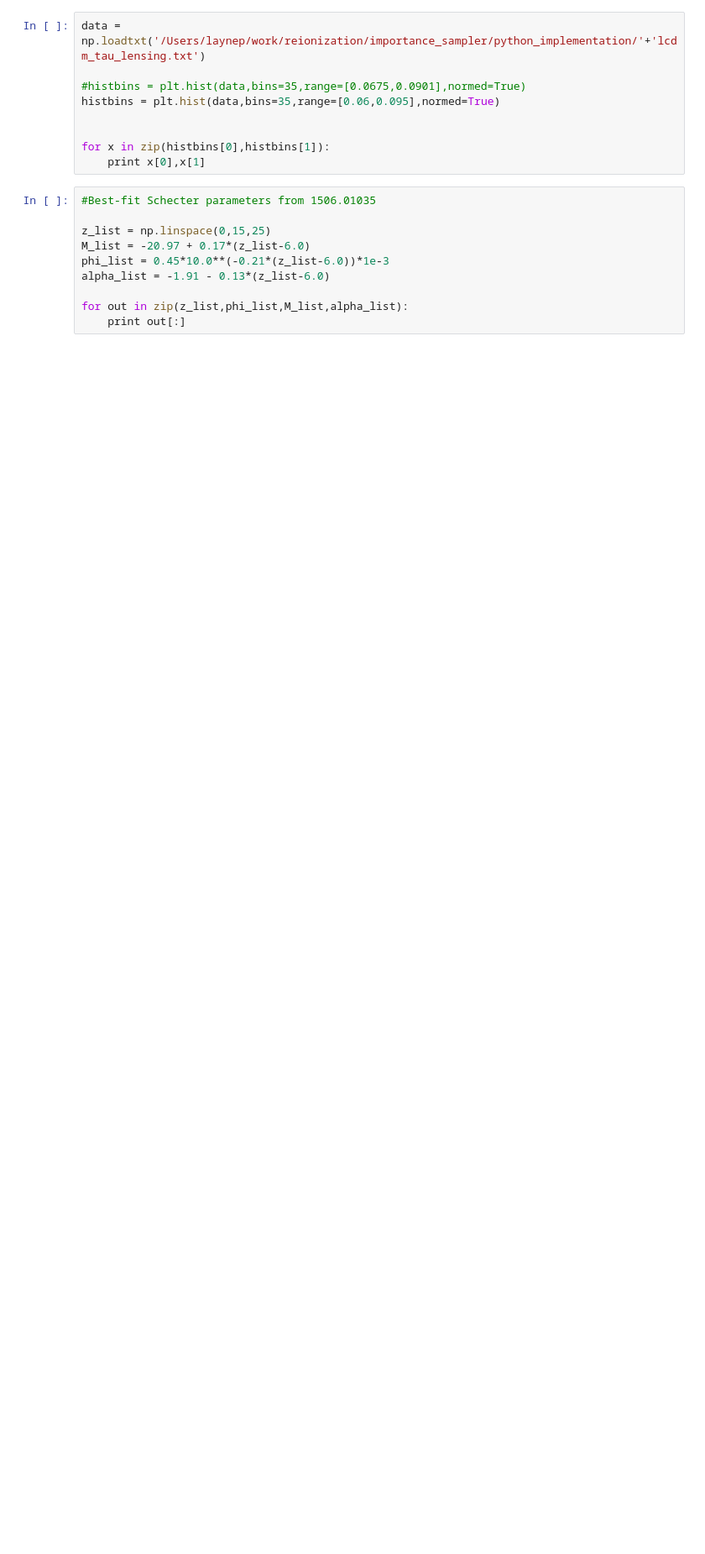
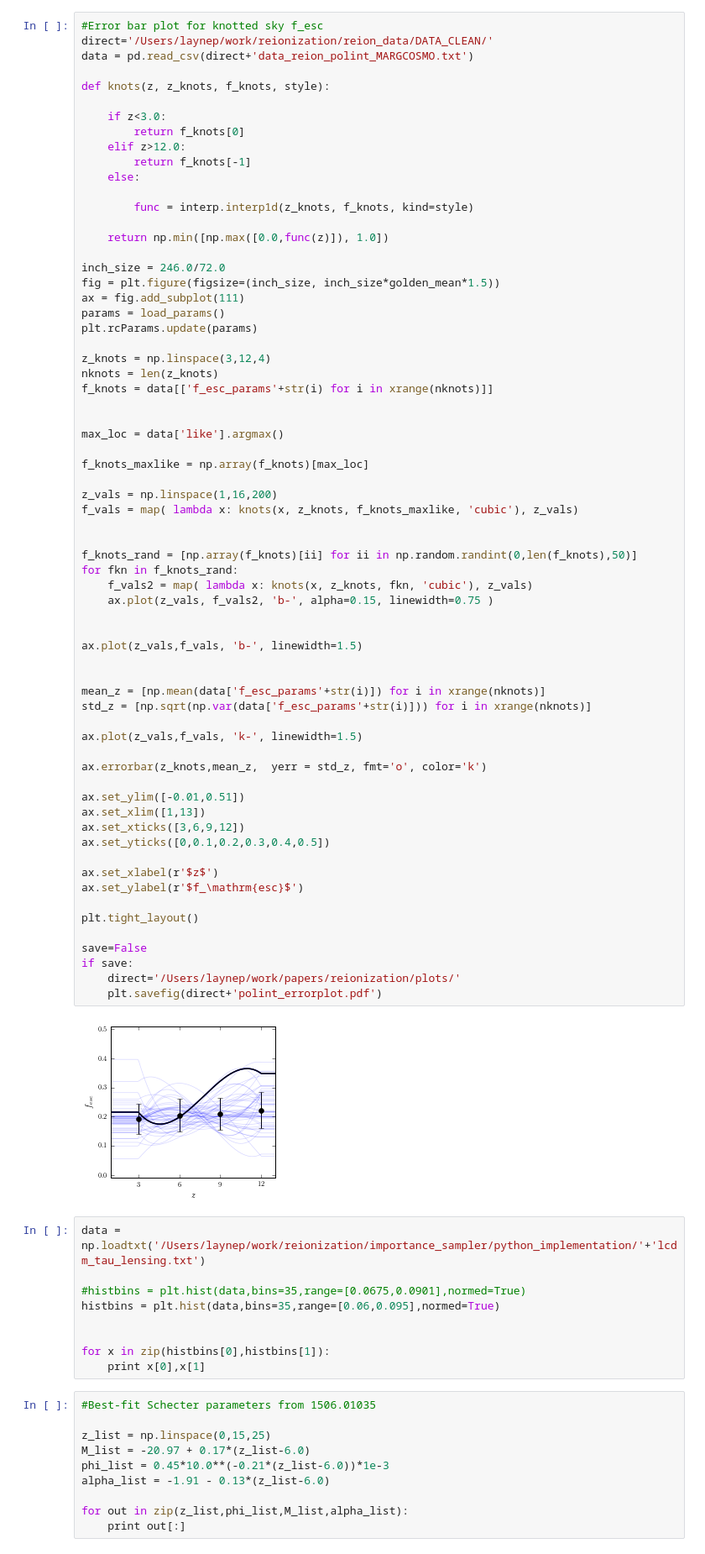
Before and after one commit to laynep/tau_calc_reion, a Jupyter notebook: data_postprocessing.ipynb, the cells around one changed output. Shown at 84% size. Cells and saved outputs as stored; diff of their text form; blank space fills up the shorter version.

Commit message:
Added nonparametric model for ionizing emissitivity by overriding f_esc_params as ion_emiss params.  Added params file

```diff
--- a/data_postprocessing.ipynb
+++ b/data_postprocessing.ipynb
@@ -6,3 +273,71 @@ import pandas as pd
+# %%
+#Error bar plot for knotted sky f_esc
+direct='/Users/laynep/work/reionization/reion_data/DATA_CLEAN/'
+data = pd.read_csv(direct+'data_reion_polint_MARGCOSMO.txt')
+
+def knots(z, z_knots, f_knots, style):
+
+    if z<3.0:
+        return f_knots[0]
+    elif z>12.0:
+        return f_knots[-1]
+    else:
+
+        func = interp.interp1d(z_knots, f_knots, kind=style)
+
+    return np.min([np.max([0.0,func(z)]), 1.0])
+
+inch_size = 246.0/72.0
+fig = plt.figure(figsize=(inch_size, inch_size*golden_mean*1.5))
+ax = fig.add_subplot(111)
+params = load_params()
+plt.rcParams.update(params)
+
+z_knots = np.linspace(3,12,4)
+nknots = len(z_knots)
+f_knots = data[['f_esc_params'+str(i) for i in xrange(nknots)]]
+
+
+max_loc = data['like'].argmax()
+
+f_knots_maxlike = np.array(f_knots)[max_loc]
+
+z_vals = np.linspace(1,16,200)
+f_vals = map( lambda x: knots(x, z_knots, f_knots_maxlike, 'cubic'), z_vals)
+
+
+f_knots_rand = [np.array(f_knots)[ii] for ii in np.random.randint(0,len(f_knots),50)]
+for fkn in f_knots_rand:
+    f_vals2 = map( lambda x: knots(x, z_knots, fkn, 'cubic'), z_vals)
+    ax.plot(z_vals, f_vals2, 'b-', alpha=0.15, linewidth=0.75 )
+
+
+ax.plot(z_vals,f_vals, 'b-', linewidth=1.5)
+
+
+mean_z = [np.mean(data['f_esc_params'+str(i)]) for i in xrange(nknots)]
+std_z = [np.sqrt(np.var(data['f_esc_params'+str(i)])) for i in xrange(nknots)]
+
+ax.plot(z_vals,f_vals, 'k-', linewidth=1.5)
+
+ax.errorbar(z_knots,mean_z,  yerr = std_z, fmt='o', color='k')
+
+ax.set_ylim([-0.01,0.51])
+ax.set_xlim([1,13])
+ax.set_xticks([3,6,9,12])
+ax.set_yticks([0,0.1,0.2,0.3,0.4,0.5])
+
+ax.set_xlabel(r'$z$')
+ax.set_ylabel(r'$f_\mathrm{esc}$')
+
+plt.tight_layout()
+
+save=False
+if save:
+    direct='/Users/laynep/work/papers/reionization/plots/'
+    plt.savefig(direct+'polint_errorplot.pdf')
+# %% [output]
+[figure, added]
 # %%
 data = np.loadtxt('/Users/laynep/work/reionization/importance_sampler/python_implementation/'+'lcdm_tau_lensing.txt')
 
```
Also changed, not shown: parts of 8 cells of this notebook, 21 other files.
